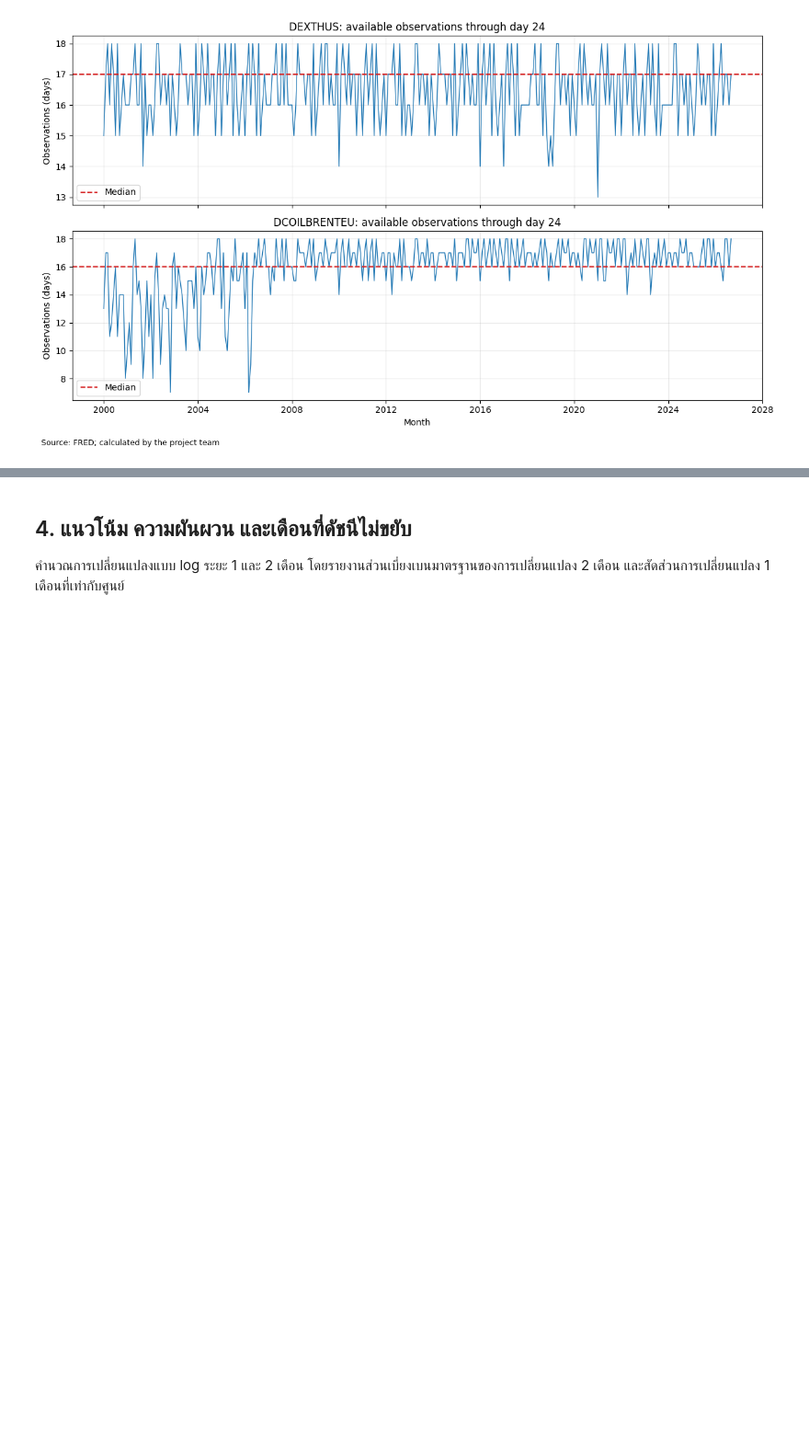
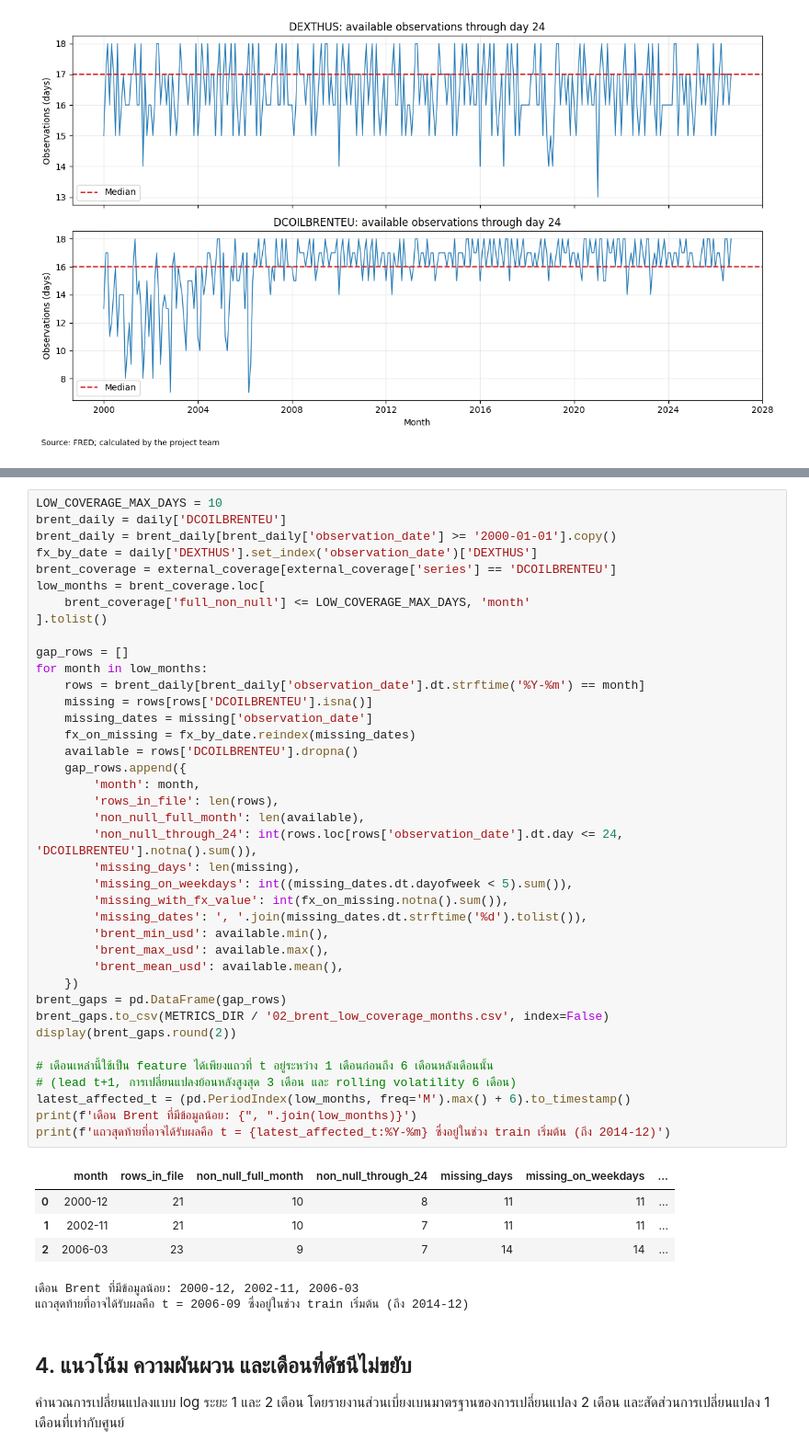
Before and after one commit to PoohParamour/imi-early-warning, a Jupyter notebook: notebooks/02_data_understanding.ipynb, the cells around one changed output, grey strips where cells are left out. Shown at 92% size. Drawn from its saved outputs; the diff is of its cells as text; blank space fills up the shorter version.

```diff
--- a/notebooks/02_data_understanding.ipynb
+++ b/notebooks/02_data_understanding.ipynb
@@ -207,3 +211,49 @@ plt.show()
+# %%
+LOW_COVERAGE_MAX_DAYS = 10
+brent_daily = daily['DCOILBRENTEU']
+brent_daily = brent_daily[brent_daily['observation_date'] >= '2000-01-01'].copy()
+fx_by_date = daily['DEXTHUS'].set_index('observation_date')['DEXTHUS']
+brent_coverage = external_coverage[external_coverage['series'] == 'DCOILBRENTEU']
+low_months = brent_coverage.loc[
+    brent_coverage['full_non_null'] <= LOW_COVERAGE_MAX_DAYS, 'month'
+].tolist()
+
+gap_rows = []
+for month in low_months:
+    rows = brent_daily[brent_daily['observation_date'].dt.strftime('%Y-%m') == month]
+    missing = rows[rows['DCOILBRENTEU'].isna()]
+    missing_dates = missing['observation_date']
+    fx_on_missing = fx_by_date.reindex(missing_dates)
+    available = rows['DCOILBRENTEU'].dropna()
+    gap_rows.append({
+        'month': month,
+        'rows_in_file': len(rows),
+        'non_null_full_month': len(available),
+        'non_null_through_24': int(rows.loc[rows['observation_date'].dt.day <= 24, 'DCOILBRENTEU'].notna().sum()),
+        'missing_days': len(missing),
+        'missing_on_weekdays': int((missing_dates.dt.dayofweek < 5).sum()),
+        'missing_with_fx_value': int(fx_on_missing.notna().sum()),
+        'missing_dates': ', '.join(missing_dates.dt.strftime('%d').tolist()),
+        'brent_min_usd': available.min(),
+        'brent_max_usd': available.max(),
+        'brent_mean_usd': available.mean(),
+    })
+brent_gaps = pd.DataFrame(gap_rows)
+brent_gaps.to_csv(METRICS_DIR / '02_brent_low_coverage_months.csv', index=False)
+display(brent_gaps.round(2))
+
+# เดือนเหล่านี้ใช้เป็น feature ได้เพียงแถวที่ t อยู่ระหว่าง 1 เดือนก่อนถึง 6 เดือนหลังเดือนนั้น
+# (lead t+1, การเปลี่ยนแปลงย้อนหลังสูงสุด 3 เดือน และ rolling volatility 6 เดือน)
+latest_affected_t = (pd.PeriodIndex(low_months, freq='M').max() + 6).to_timestamp()
+print(f'เดือน Brent ที่มีข้อมูลน้อย: {", ".join(low_months)}')
+print(f'แถวสุดท้ายที่อาจได้รับผลคือ t = {latest_affected_t:%Y-%m} ซึ่งอยู่ในช่วง train เริ่มต้น (ถึง 2014-12)')
+# %% [output]
+|  | month | rows_in_file | non_null_full_month | non_null_through_24 | missing_days | missing_on_weekdays | ... |
+| 0 | 2000-12 | 21 | 10 | 8 | 11 | 11 | ... |
+| 1 | 2002-11 | 21 | 10 | 7 | 11 | 11 | ... |
+| 2 | 2006-03 | 23 | 9 | 7 | 14 | 14 | ... |
+เดือน Brent ที่มีข้อมูลน้อย: 2000-12, 2002-11, 2006-03
+แถวสุดท้ายที่อาจได้รับผลคือ t = 2006-09 ซึ่งอยู่ในช่วง train เริ่มต้น (ถึง 2014-12)
 # %% [markdown]
 ## 4. แนวโน้ม ความผันผวน และเดือนที่ดัชนีไม่ขยับ
 
```
Also changed, not shown: parts of 10 cells of this notebook, 59 other files.
